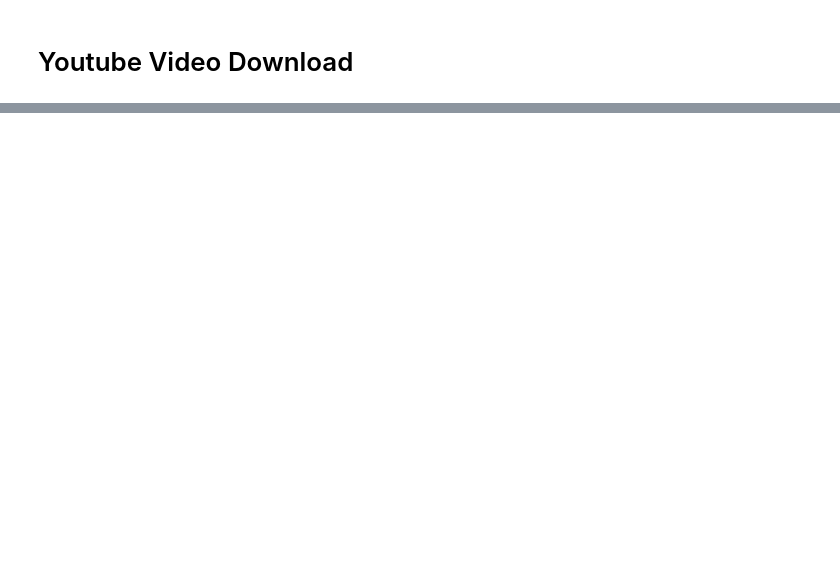
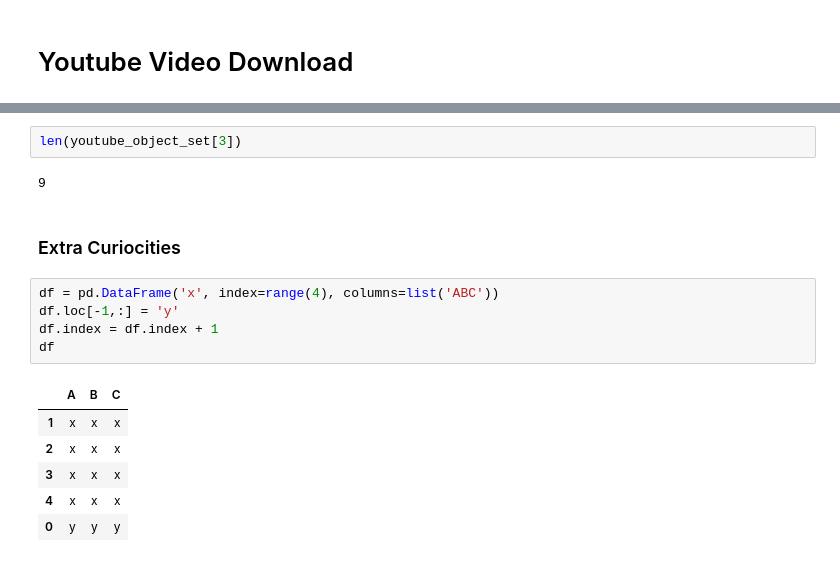
Before and after one commit to JackXu2333/teamfight-tactics-ai, a Jupyter notebook: Video_Download.ipynb, the cells around one changed output, grey strips where cells are left out. Drawn from its saved outputs; the diff is of its cells as text; blank space fills up the shorter version.

```diff
--- a/Video_Download.ipynb
+++ b/Video_Download.ipynb
@@ -73,0 +129,18 @@ ys
+# %%
+len(youtube_object_set[3])
+# %% [output]
+9
+# %% [markdown]
+### Extra Curiocities
+# %%
+df = pd.DataFrame('x', index=range(4), columns=list('ABC'))
+df.loc[-1,:] = 'y'
+df.index = df.index + 1
+df
+# %% [output]
+|  | A | B | C |
+| 1 | x | x | x |
+| 2 | x | x | x |
+| 3 | x | x | x |
+| 4 | x | x | x |
+| 0 | y | y | y |
```
Also changed, not shown: parts of 14 cells of this notebook, 10 other files.
